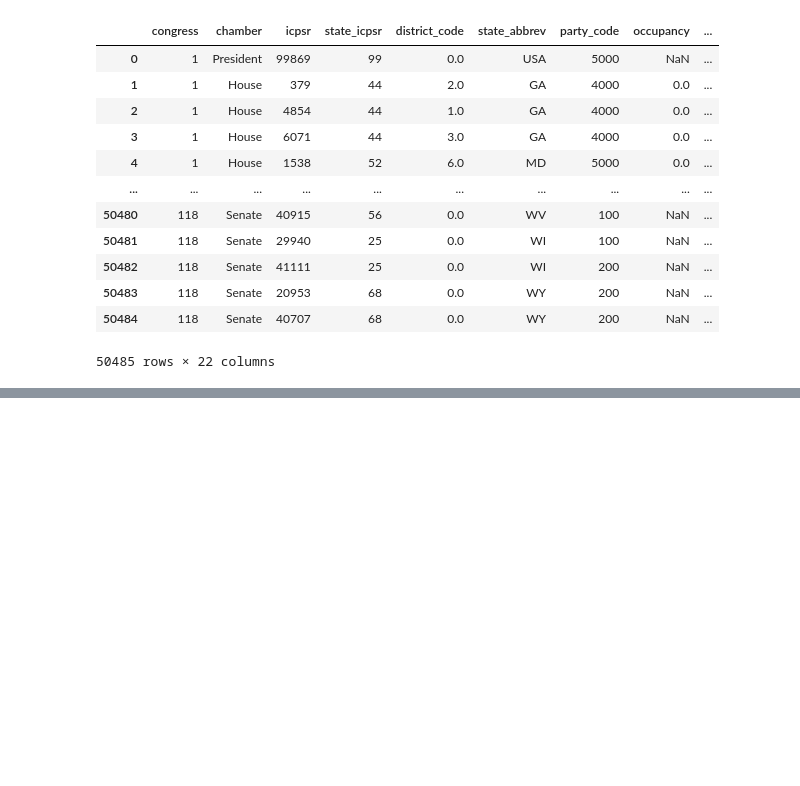
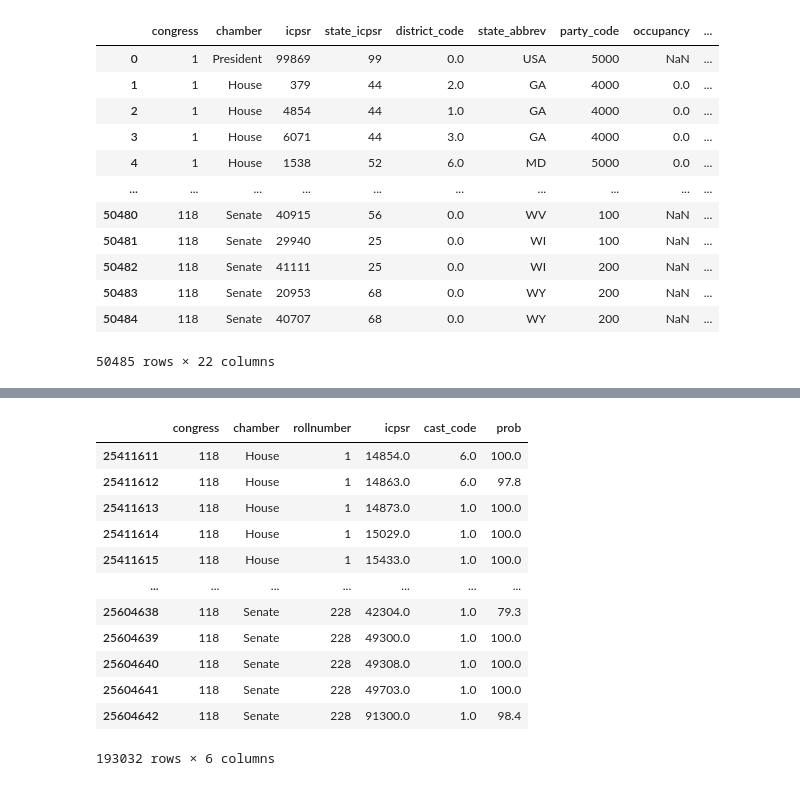
Before and after one commit to MiaHanzhangYuan/contrans2023, a Jupyter notebook: congres_flat_files.ipynb, the cells around one changed output, grey strips where cells are left out. Drawn from its saved outputs; the diff is of its cells as text; code cells hidden in the pictures; blank space fills up the shorter version.

```diff
--- a/congres_flat_files.ipynb
+++ b/congres_flat_files.ipynb
@@ -40,10 +40,22 @@ profile = ProfileReport(votes,
                        minimal = True)
 profile.to_file('Congress_Vote.html')
 # %%
-#url = 'https://voteview.com/static/data/out/votes/HSall_votes.csv'
+url = 'https://voteview.com/static/data/out/votes/HSall_votes.csv'
 membervotes = pd.read_csv("HSall_votes.csv")
-profile = ProfileReport(membervotes,
-                       title = 'Member Vote Data',
-                       html = {'style':{'full_width': True}},
-                       minimal = True)
-profile.to_file('Member_Vote.html')
+membervotes = membervotes[membervotes["congress"]==118]
+# %%
+membervotes
+# %% [output]
+|  | congress | chamber | rollnumber | icpsr | cast_code | prob |
+| 25411611 | 118 | House | 1 | 14854.0 | 6.0 | 100.0 |
+| 25411612 | 118 | House | 1 | 14863.0 | 6.0 | 97.8 |
+| 25411613 | 118 | House | 1 | 14873.0 | 1.0 | 100.0 |
+| 25411614 | 118 | House | 1 | 15029.0 | 1.0 | 100.0 |
+| 25411615 | 118 | House | 1 | 15433.0 | 1.0 | 100.0 |
+| ... | ... | ... | ... | ... | ... | ... |
+| 25604638 | 118 | Senate | 228 | 42304.0 | 1.0 | 79.3 |
+| 25604639 | 118 | Senate | 228 | 49300.0 | 1.0 | 100.0 |
+| 25604640 | 118 | Senate | 228 | 49308.0 | 1.0 | 100.0 |
+| 25604641 | 118 | Senate | 228 | 49703.0 | 1.0 | 100.0 |
+| 25604642 | 118 | Senate | 228 | 91300.0 | 1.0 | 98.4 |
+193032 rows × 6 columns
```
Also changed, not shown: parts of 2 cells of this notebook, 5 other files.
